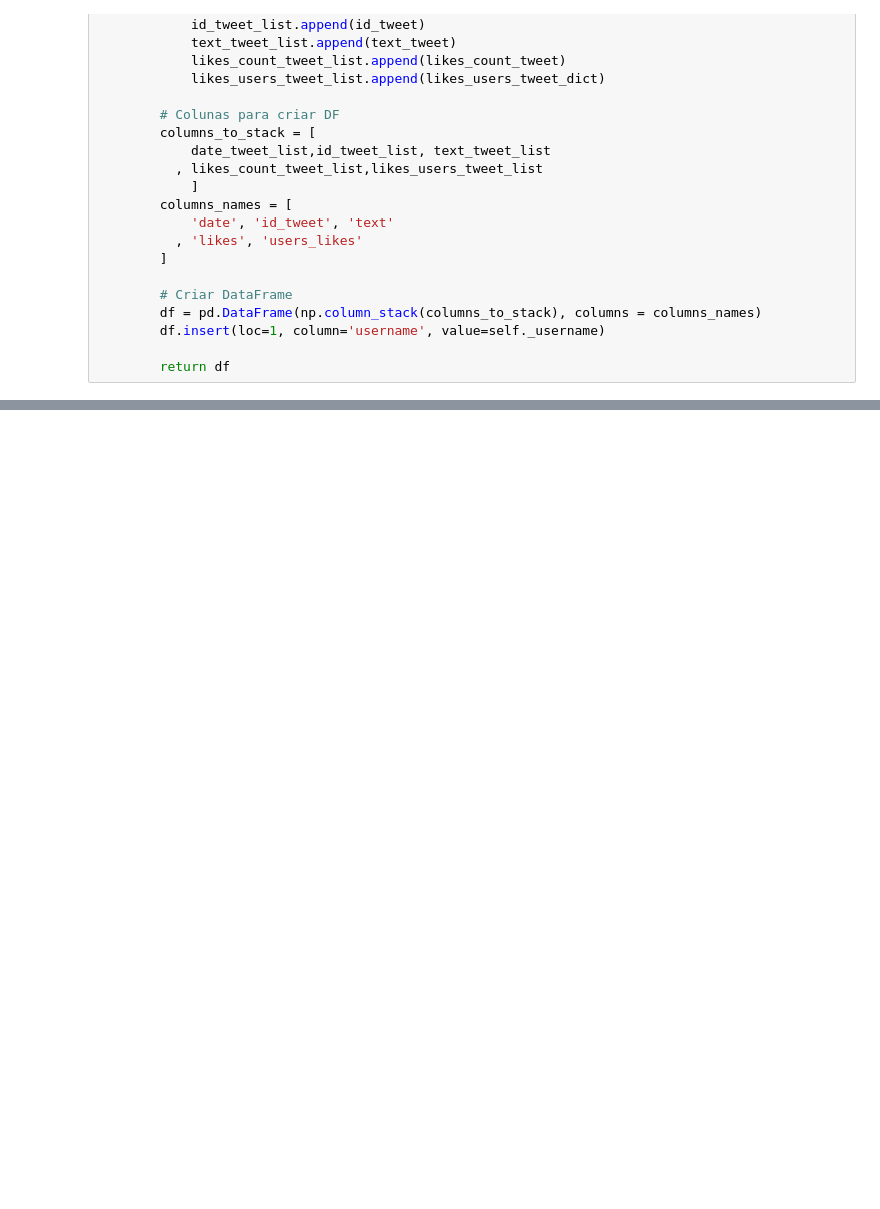
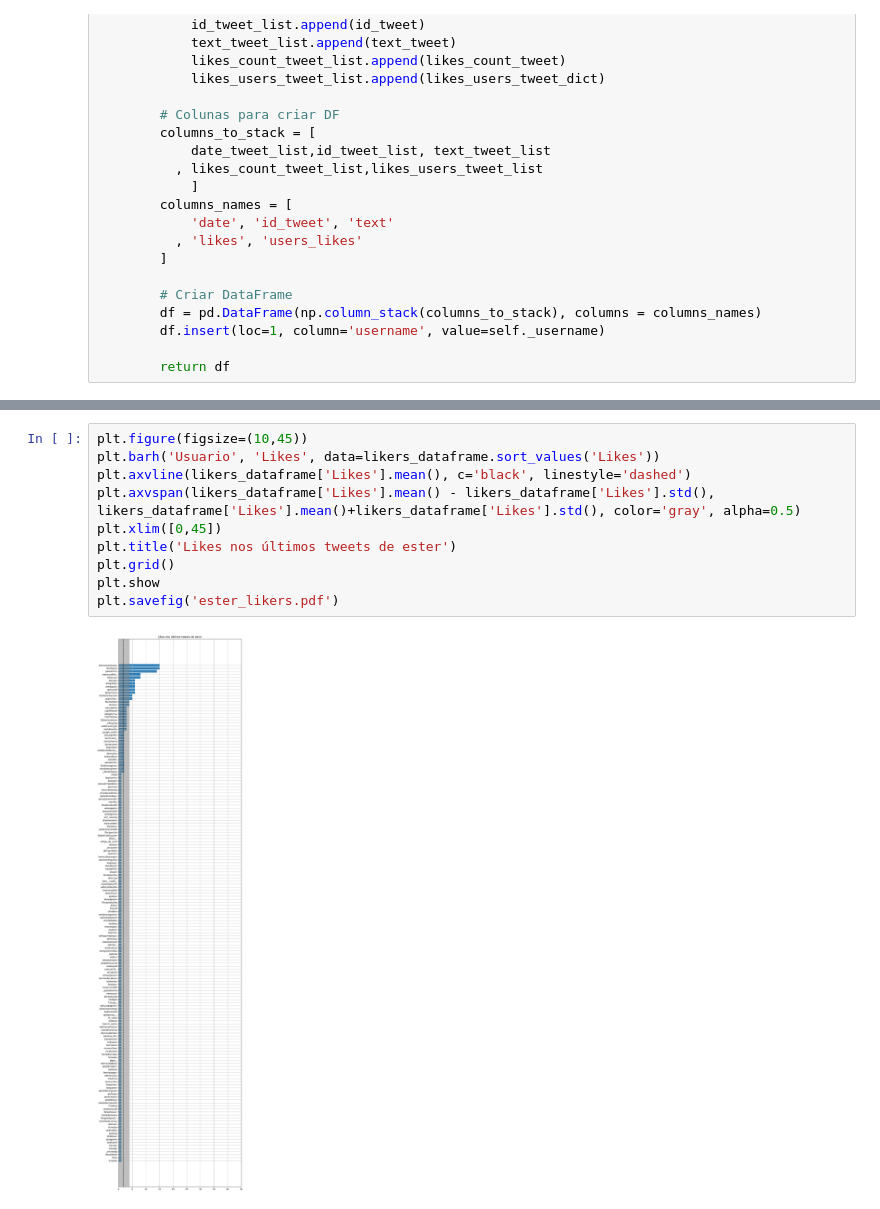
Before and after one commit to marcuscardona/twitter-project, a Jupyter notebook: notebooks/twitter-database.ipynb, the cells around one changed output, grey strips where cells are left out. Saved outputs shown, nothing was run; the diff lists cells and outputs as text; blank space fills up the shorter version.

```diff
--- a/notebooks/twitter-database.ipynb
+++ b/notebooks/twitter-database.ipynb
@@ -119,0 +122,12 @@ teste
+# %%
+plt.figure(figsize=(10,45))
+plt.barh('Usuario', 'Likes', data=likers_dataframe.sort_values('Likes'))
+plt.axvline(likers_dataframe['Likes'].mean(), c='black', linestyle='dashed')
+plt.axvspan(likers_dataframe['Likes'].mean() - likers_dataframe['Likes'].std(), likers_dataframe['Likes'].mean()+likers_dataframe['Likes'].std(), color='gray', alpha=0.5)
+plt.xlim([0,45])
+plt.title('Likes nos últimos tweets de ester')
+plt.grid()
+plt.show
+plt.savefig('ester_likers.pdf')
+# %% [output]
+[figure, added]
```
Also changed, not shown: parts of 3 cells of this notebook, 19 other files.
